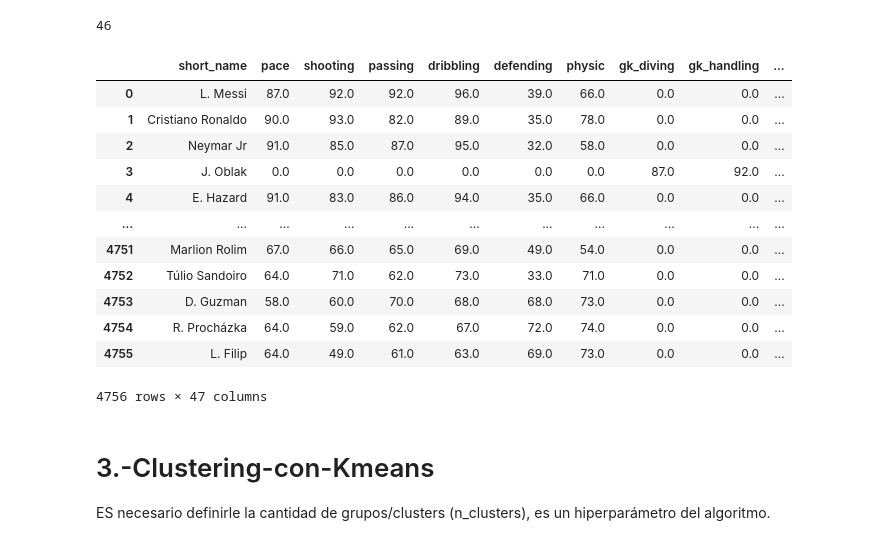
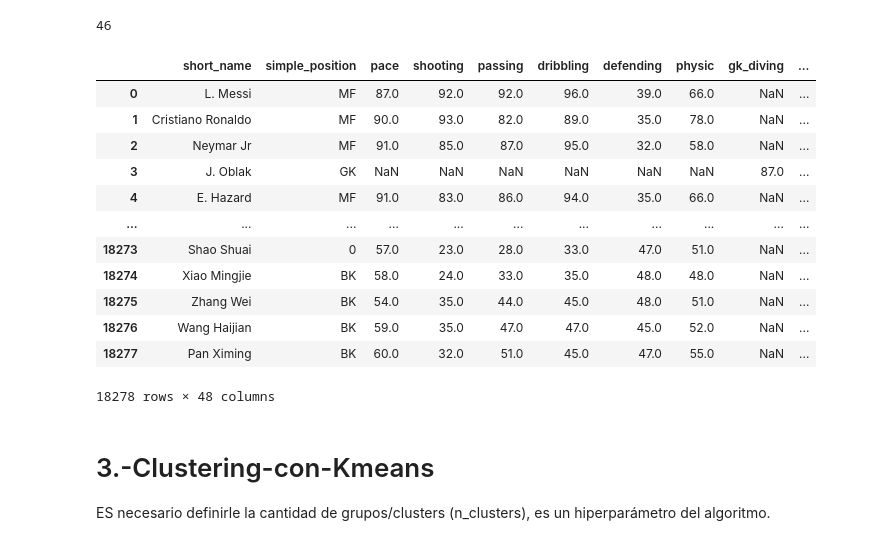
Before and after one commit to mbetteram/AprendizajeNoSupervisado, a Jupyter notebook: ntb_clustering_2_fifa2020_Edit.ipynb, the cells around one changed output. Drawn from its saved outputs; the diff is of its cells as text; code cells hidden in the pictures.

```diff
--- a/ntb_clustering_2_fifa2020_Edit.ipynb
+++ b/ntb_clustering_2_fifa2020_Edit.ipynb
@@ -52,3 +52,30 @@ Index(['sofifa_id', 'player_url', 'short_name', 'long_name', 'age', 'dob',
        ...
        'lwb', 'ldm', 'cdm', 'rdm', 'rwb', 'lb', 'lcb', 'cb', 'rcb', 'rb'],
       dtype='object', length=104)
+# %%
+#positions = positions[positions != 0]
+positions = []
+
+#Defensores/Back B
+back = [ 'SW','RWB', 'LWB', 'RB', 'LB', 'CB', 'LCB', 'RCB', 'SUB' ]
+
+#Mediocampistas/Midfielders M
+midfield=[ 'DM', 'RW', 'LW', 'LM', 'RM', 'CM', 'AM', 'CAM','RCM', 'CDM', 'LDM', 'RM', 'LCM', 'RDM', 'RAM', 'LAM' ]
+
+#Delanteros/Forwards F
+forward = ['CF', 'RF', 'LF', 'ST', 'RS', 'LS']
+
+for i in range(len(df['team_position'])):
+    if df['team_position'][i] in back:
+        positions.append('BK')
+    elif df['team_position'][i] in midfield:
+        positions.append('MF')
+    elif df['team_position'][i] in forward:
+        positions.append('FW')
+    elif df['team_position'][i] == 'GK':
+        positions.append('GK')
+    else:
+        positions.append(0)
+
+df['simple_position'] = positions
+df['simple_position']
@@ -85,21 +125,21 @@ df_skills=df_n[skills_ratings]
 # %% [output]
 46
 # %%
-df_n[ ['short_name'] + skills_ratings ]
+df[['short_name', 'simple_position'] + skills_ratings ]
 # %% [output]
-|  | short_name | pace | shooting | passing | dribbling | defending | physic | gk_diving | gk_handling | ... |
-| 0 | L. Messi | 87.0 | 92.0 | 92.0 | 96.0 | 39.0 | 66.0 | 0.0 | 0.0 | ... |
-| 1 | Cristiano Ronaldo | 90.0 | 93.0 | 82.0 | 89.0 | 35.0 | 78.0 | 0.0 | 0.0 | ... |
-| 2 | Neymar Jr | 91.0 | 85.0 | 87.0 | 95.0 | 32.0 | 58.0 | 0.0 | 0.0 | ... |
-| 3 | J. Oblak | 0.0 | 0.0 | 0.0 | 0.0 | 0.0 | 0.0 | 87.0 | 92.0 | ... |
-| 4 | E. Hazard | 91.0 | 83.0 | 86.0 | 94.0 | 35.0 | 66.0 | 0.0 | 0.0 | ... |
+|  | short_name | simple_position | pace | shooting | passing | dribbling | defending | physic | gk_diving | ... |
+| 0 | L. Messi | MF | 87.0 | 92.0 | 92.0 | 96.0 | 39.0 | 66.0 | NaN | ... |
+| 1 | Cristiano Ronaldo | MF | 90.0 | 93.0 | 82.0 | 89.0 | 35.0 | 78.0 | NaN | ... |
+| 2 | Neymar Jr | MF | 91.0 | 85.0 | 87.0 | 95.0 | 32.0 | 58.0 | NaN | ... |
+| 3 | J. Oblak | GK | NaN | NaN | NaN | NaN | NaN | NaN | 87.0 | ... |
+| 4 | E. Hazard | MF | 91.0 | 83.0 | 86.0 | 94.0 | 35.0 | 66.0 | NaN | ... |
 | ... | ... | ... | ... | ... | ... | ... | ... | ... | ... | ... |
-| 4751 | Marlion Rolim | 67.0 | 66.0 | 65.0 | 69.0 | 49.0 | 54.0 | 0.0 | 0.0 | ... |
-| 4752 | Túlio Sandoiro | 64.0 | 71.0 | 62.0 | 73.0 | 33.0 | 71.0 | 0.0 | 0.0 | ... |
-| 4753 | D. Guzman | 58.0 | 60.0 | 70.0 | 68.0 | 68.0 | 73.0 | 0.0 | 0.0 | ... |
-| 4754 | R. Procházka | 64.0 | 59.0 | 62.0 | 67.0 | 72.0 | 74.0 | 0.0 | 0.0 | ... |
-| 4755 | L. Filip | 64.0 | 49.0 | 61.0 | 63.0 | 69.0 | 73.0 | 0.0 | 0.0 | ... |
+| 18273 | Shao Shuai | 0 | 57.0 | 23.0 | 28.0 | 33.0 | 47.0 | 51.0 | NaN | ... |
+| 18274 | Xiao Mingjie | BK | 58.0 | 24.0 | 33.0 | 35.0 | 48.0 | 48.0 | NaN | ... |
+| 18275 | Zhang Wei | BK | 54.0 | 35.0 | 44.0 | 45.0 | 48.0 | 51.0 | NaN | ... |
+| 18276 | Wang Haijian | BK | 59.0 | 35.0 | 47.0 | 47.0 | 45.0 | 52.0 | NaN | ... |
+| 18277 | Pan Ximing | BK | 60.0 | 32.0 | 51.0 | 45.0 | 47.0 | 55.0 | NaN | ... |
-4756 rows × 47 columns
+18278 rows × 48 columns
 # %% [markdown]
 # 3.-Clustering-con-Kmeans
 
```
Also changed, not shown: parts of 35 cells of this notebook.
